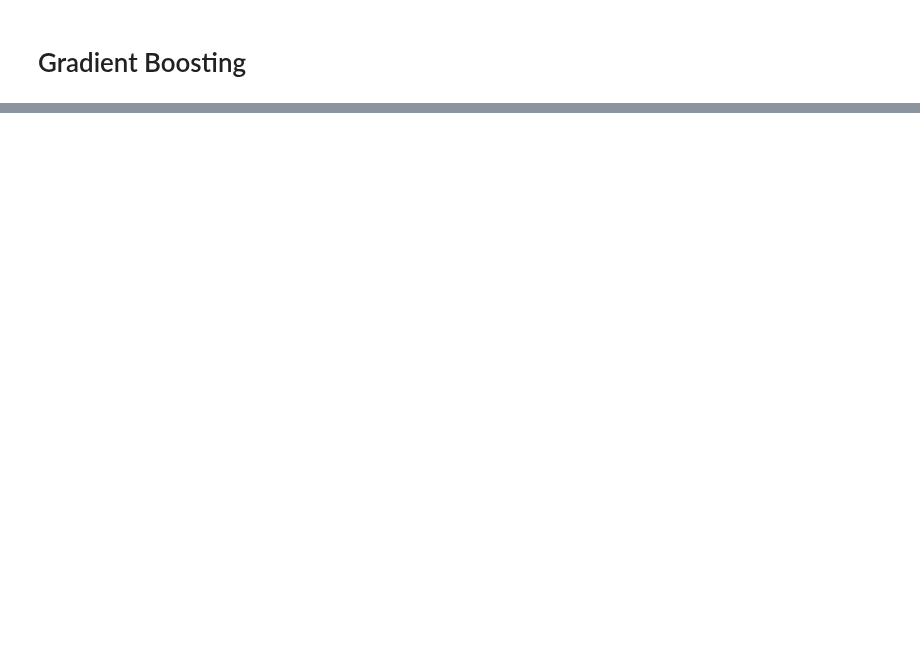
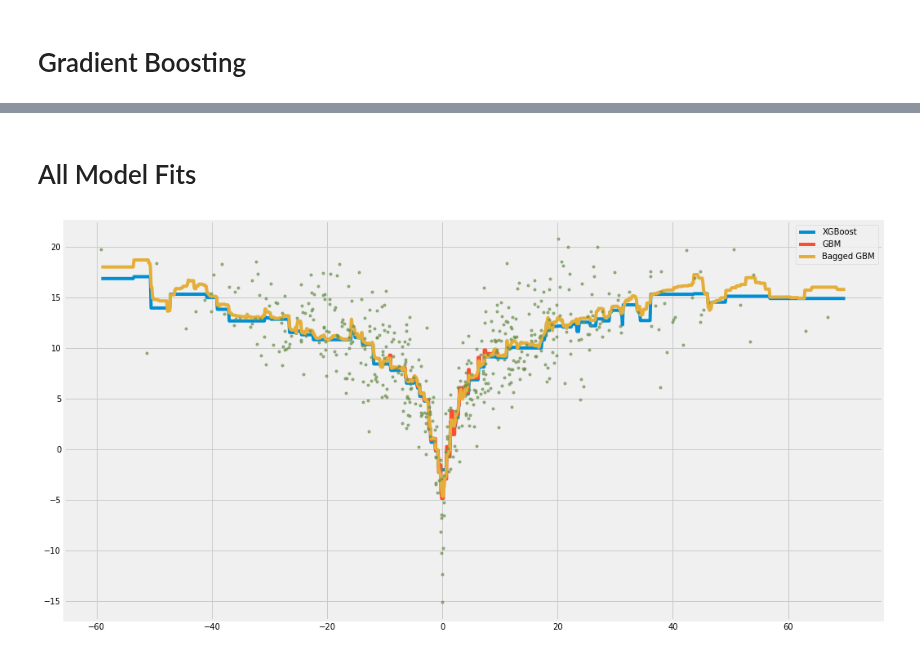
Before and after one commit to arose13/Notebooks, a Jupyter notebook: Non Parametric Regression with Gradient Boosting.ipynb, the cells around one changed output, grey strips where cells are left out. Saved outputs shown, nothing was run; the diff lists cells and outputs as text; code cells hidden in the pictures; blank space fills up the shorter version.

```diff
--- a/Non Parametric Regression with Gradient Boosting.ipynb
+++ b/Non Parametric Regression with Gradient Boosting.ipynb
@@ -118,0 +126,4 @@ BGM = 0.6480281370051161
+# %%
+%%time
+xgb = XGBRegressor(learning_rate=0.01, n_estimators=5000, n_jobs=cpu_count())
+xgb.fit(x_train, y_train, eval_set=[(x_test, y_test)], early_stopping_rounds=3, verbose=False)
@@ -118,0 +133,17 @@ BGM = 0.6480281370051161
+# %%
+print(f'GT  = {r2_score(y_test, f(x_test))}')
+print(f'XGB = {r2_score(y_test, xgb.predict(x_test))}')
+
+graph.figure(figsize=(16, 9))
+graph.plot(xs, f(xs), label='Ground Truth', alpha=0.66)
+graph.plot(xs, xgb.predict(np.asmatrix(xs).T), label='GP')
+graph.legend()
+graph.show()
+
+sweep = np.linspace(x.max(), x.min(), 1000)
+
+graph.figure(figsize=(16, 9))
+graph.plot(sweep, xgb.predict(np.asmatrix(sweep).T), label='XGBoost')
+graph.plot(x_test, y_test, '.', alpha=0.66)
+graph.legend()
+graph.show()
@@ -118,0 +155,12 @@ BGM = 0.6480281370051161
+# %% [markdown]
+# All Model Fits
+# %%
+graph.figure(figsize=(16, 9))
+graph.plot(sweep, xgb.predict(np.asmatrix(sweep).T), label='XGBoost')
+graph.plot(xs, gbm.predict(np.asmatrix(xs).T), label='GBM')
+graph.plot(sweep, bootstrapped_gbm.predict(np.asmatrix(sweep).T), label='Bagged GBM')
+graph.plot(x_test, y_test, '.', alpha=0.66)
+graph.legend()
+graph.show()
+# %% [output]
+[figure, added]
```
Also changed, not shown: parts of 12 cells of this notebook.
